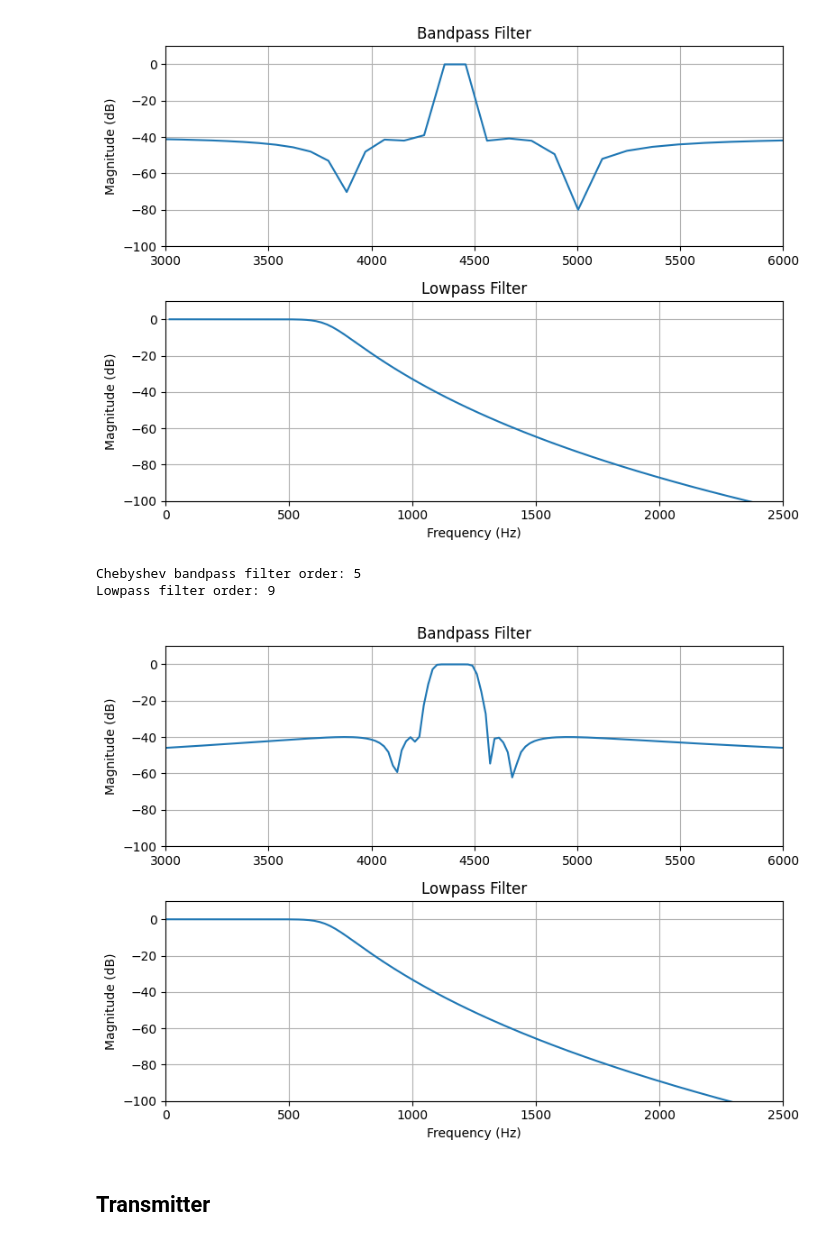
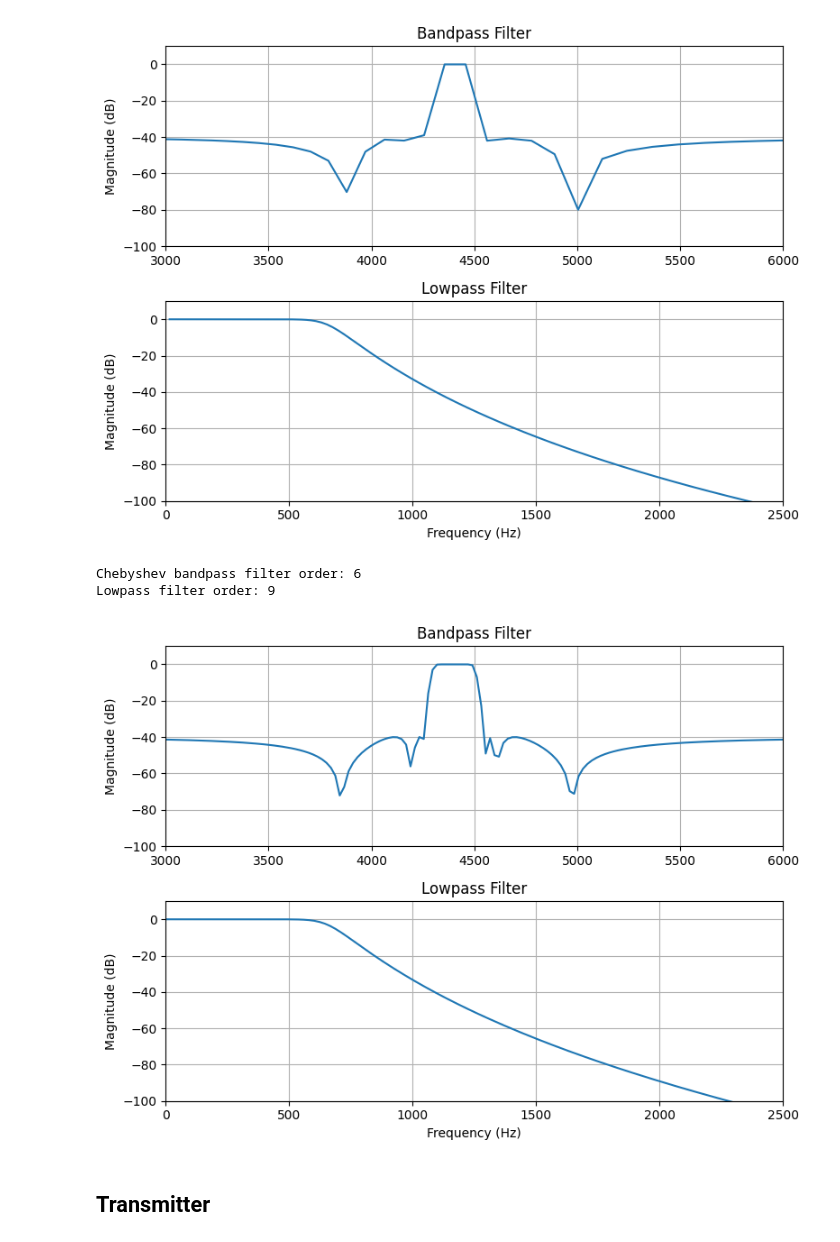
Before and after one commit to hannahpettersson/sigtransprojekt15, a Jupyter notebook: project/lab_2.ipynb, the cells around one changed output. Drawn from its saved outputs; the diff is of its cells as text; code cells hidden in the pictures.

```diff
--- a/project/lab_2.ipynb
+++ b/project/lab_2.ipynb
@@ -36,7 +36,7 @@ As_lp = 40 #stopband attenuation in db
 Wp_lp = 600 #HZ passband edge
 Ws_lp = 1100 #Hz stopband edge
 wp_arr = [4300, 4500]
-ws_arr = [4200, 4600]
+ws_arr = [4250, 4550]
 
 # Analog filter parameters (BP, LP)
 
@@ -113,51 +113,51 @@ Lowpass filter order: 9
 
 #DIGITAL FILTERS
 
-Nc, w_c = signal.cheb2ord(wp_dig, ws_dig, Ap, As, analog=False)
-Nc = int(np.ceil(Nc))
-cb_d, ca_d = signal.iirdesign(wp=wp_dig, ws=ws_dig, gpass=Ap, gstop=As, ftype='cheby2', output='ba')
-wb, Hc = signal.freqz(cb_d, ca_d)
-print(f"Chebyshev bandpass filter order: {Nc}")
+Nc_d, w_c_d = signal.cheb2ord(wp_dig, ws_dig, Ap, As, analog=False)
+Nc_d = int(np.ceil(Nc_d))
+cb_d, ca_d = signal.iirdesign(wp=wp_dig, ws=ws_dig, gpass=Ap, gstop=As, ftype='cheby2', output='ba', analog=False)
+wb_d, Hc_d = signal.freqz(cb_d, ca_d)
+print(f"Chebyshev bandpass filter order: {Nc_d}")
 
 # #LP FILTER
-N_lp, Wn_lp = signal.buttord(wp_lp_norm_d, ws_lp_norm_d, Ap_lp, As_lp, analog=False)
-N_lp = np.abs(np.ceil(N_lp))
-print(f"Lowpass filter order: {N_lp}")
-b_lp_d, a_lp_d = signal.iirdesign(wp=wp_lp_norm_d, ws=ws_lp_norm_d, gpass=Ap_lp, gstop=As_lp, ftype='butter', output='ba')
+N_lp_d, Wn_lp_d = signal.buttord(wp_lp_norm_d, ws_lp_norm_d, Ap_lp, As_lp, analog=False)
+N_lp_d = np.abs(np.ceil(N_lp_d))
+print(f"Lowpass filter order: {N_lp_d}")
+b_lp_d, a_lp_d = signal.iirdesign(wp=wp_lp_norm_d, ws=ws_lp_norm_d, gpass=Ap_lp, gstop=As_lp, ftype='butter', output='ba', analog=False)
 w_bp_d, h_bp_d = signal.freqz(cb_d, ca_d)
 f_bp_d = w_bp_d * f_nyquist /np.pi  # convert from rad/s to Hz
 
 # Lowpass filter coefficients: b_lp, a_lp
 w_lp_d, h_lp_d = signal.freqz(b_lp_d, a_lp_d)
 f_lp_d = w_lp_d * f_nyquist /np.pi  # convert from rad/s to Hz
 
 # Plot both filters
 fig, ax = plt.subplots(2,1, figsize=(8,6))
 
 # Bandpass
 ax[0].plot(f_bp_d, 20*np.log10(np.abs(h_bp_d)))
 ax[0].set_title("Bandpass Filter")
 ax[0].set_ylabel("Magnitude (dB)")
 ax[0].set_xlim(3000,6000)
 ax[0].set_ylim(-100,10)
 ax[0].grid(True)
 
 # Lowpass
 ax[1].plot(f_lp_d, 20*np.log10(np.abs(h_lp_d)))
 ax[1].set_title("Lowpass Filter")
 ax[1].set_xlabel("Frequency (Hz)")
 ax[1].set_xlim(0,2500)
 ax[1].set_ylim(-100,10)
 
 ax[1].set_ylabel("Magnitude (dB)")
 ax[1].grid(True)
 
 plt.tight_layout()
 plt.show()
 # %% [output]
-Chebyshev bandpass filter order: 5
+Chebyshev bandpass filter order: 6
 Lowpass filter order: 9
-[figure, old version]
+[figure, new version]
 # %% [markdown]
 ## Transmitter
 # %%
```
Also changed, not shown: parts of 2 cells of this notebook.
